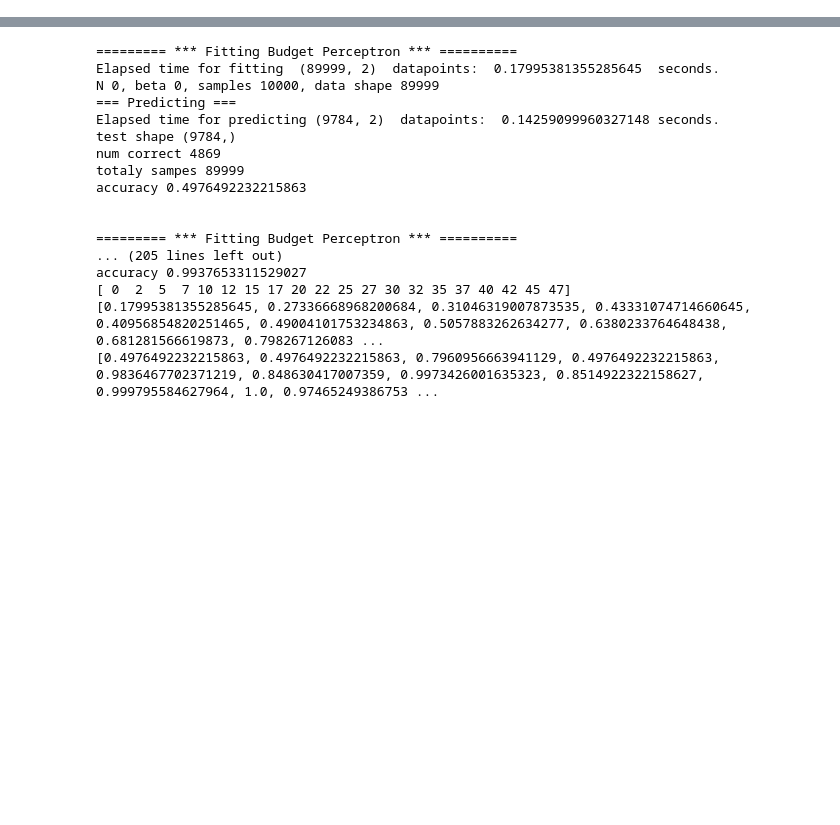
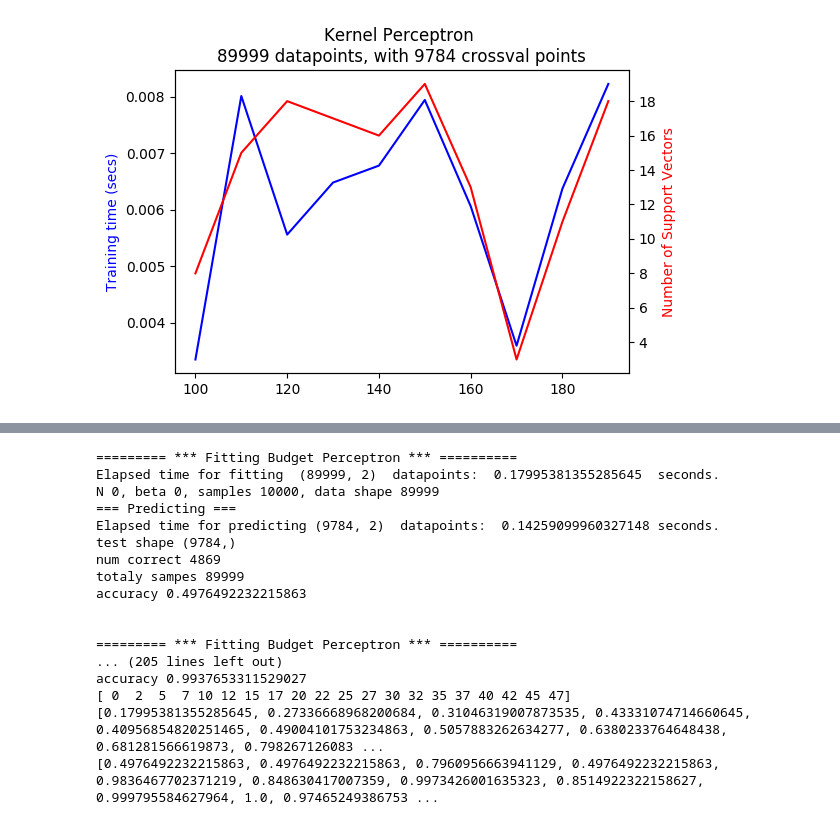
Before and after one commit to nouyang/cs181-s18-homeworks, a Jupyter notebook: T3/code/Percetpron plots.ipynb, the cells around one changed output, grey strips where cells are left out. Cells and saved outputs as stored; diff of their text form; code cells hidden in the pictures; blank space fills up the shorter version.

```diff
--- a/T3/code/Percetpron plots.ipynb
+++ b/T3/code/Percetpron plots.ipynb
@@ -186,0 +171,98 @@ beta_list = [-5, -1, 0, 1, 5]
+# %%
+##############
+# Calculate accuracy for kernel, varying # samples DONE
+##############
+# These are the parameters for the models. Please play with these and
+# note your observations about speed and successful hyperplane formation.
+from sklearn import svm
+pts = 1
+nsamples_list = np.asarray(np.arange(100,200, (10)/pts), dtype=int)
+print(nsamples_list)
+times = []
+cval_accuracies = []
+train_accuracies = []
+sk_cval_accuracies = []
+numSVs = []
+sknumSVs = []
+
+
+data = np.loadtxt("data_short.csv", delimiter=',')
+cval_data = np.loadtxt("val.csv", delimiter=',')
+X = data[:, :2]
+Y = data[:, 2]
+crossvalX = cval_data[:, :2]
+crossvalY = cval_data[:, 2]
+
+for num in nsamples_list:
+    clf = svm.SVC(kernel='linear') #important!
+    print('!! fitting SVC!!')
+    clf.fit(X,Y)
+    k = KernelPerceptron(num)
+    k.fit(X,Y)
+    times.append(k.timefit)
+
+    yhats = k.predict(crossvalX)
+    ytest_hats = k.predict(X)
+    sk_yhats = clf.predict(crossvalX)
+
+    numSV = len(k.SV_indices)
+    sknumSV = len(clf.support_vectors_)
+    numSVs.append(numSV)
+    #sknumSVs.append(sknumSV)
+
+    cval_acc = sum([(y*y_hat>0) for y,y_hat in zip(crossvalY, yhats)]) / len(crossvalY)
+    acc = sum([(y*y_hat>0) for y,y_hat in zip(Y, ytest_hats)]) / len(Y)
+    skval_acc = sum([(y*y_hat>0) for y,y_hat in zip(crossvalY, sk_yhats)]) / len(crossvalY)
+    print('skhats', np.array(sk_yhats))
+    print('skcval accuracy', skval_acc)
+    #print('boo', boo)
+    train_accuracies.append(acc)
+    cval_accuracies.append(cval_acc)
+    sk_cval_accuracies.append(skval_acc)
+#pp.savefig(aplot)
+print(nsamples_list)
+print(times)
+print(numSVs)
+
+print(cval_accuracies)
+print(train_accuracies)
+print(sk_cval_accuracies)
+
+#plot time and support vectors
+
+fig, ax1 = plt.subplots()
+ax1.plot(nsamples_list, times, 'b-')
+ax1.set_ylabel("Training time (secs)")
+ax1.yaxis.label.set_color("blue")
+ax2 = ax1.twinx()
+ax2.plot(nsamples_list,numSVs  , 'r-')
+ax2.yaxis.label.set_color("red")
+ax2.set_ylabel("Number of Support Vectors")
+fig = plt.gcf()
+fig.figsize=(5,5)
+fig.dpi=100
+bstr = "Kernel Perceptron \n%d datapoints, with %d crossval points" % \
+(89999, 9784)
+(np.array(X).shape[0], k.timefit, len(crossvalY))
+plt.title(bstr)
+plt.xlabel("# samples")
+fig.tight_layout()
+plt.show()
+
+# plot accuracies
+fig, ax1 = plt.subplots()
+ax1.plot(nsamples_list, cval_accuracies, linestyle='-', marker='x', color='red', label='cross_val accuracy')
+ax1.plot(nsamples_list, train_accuracies, linestyle='-', marker='x', color='green', label='train accuracy')
+ax1.plot(nsamples_list, sk_cval_accuracies, linestyle='-', marker='x', color='blue', label='sklearn accuracy')
+ax1.set_ylabel("accuracy (#correct / total#)")
+ax1.legend()
+fig = plt.gcf()
+fig.figsize=(5,5)
+fig.dpi=100
+bstr = "Kernel Perceptron \n%d datapoints, accuracy across %d crossval points" % \
+(89999, 9784)
+plt.title(bstr)
+plt.xlabel("# samples")
+fig.tight_layout()
+plt.show()
+# %% [output]
@@ -186,0 +286 @@ beta_list = [-5, -1, 0, 1, 5]
+[figure, added]
```
Also changed, not shown: parts of 17 cells of this notebook, 15 other files.
